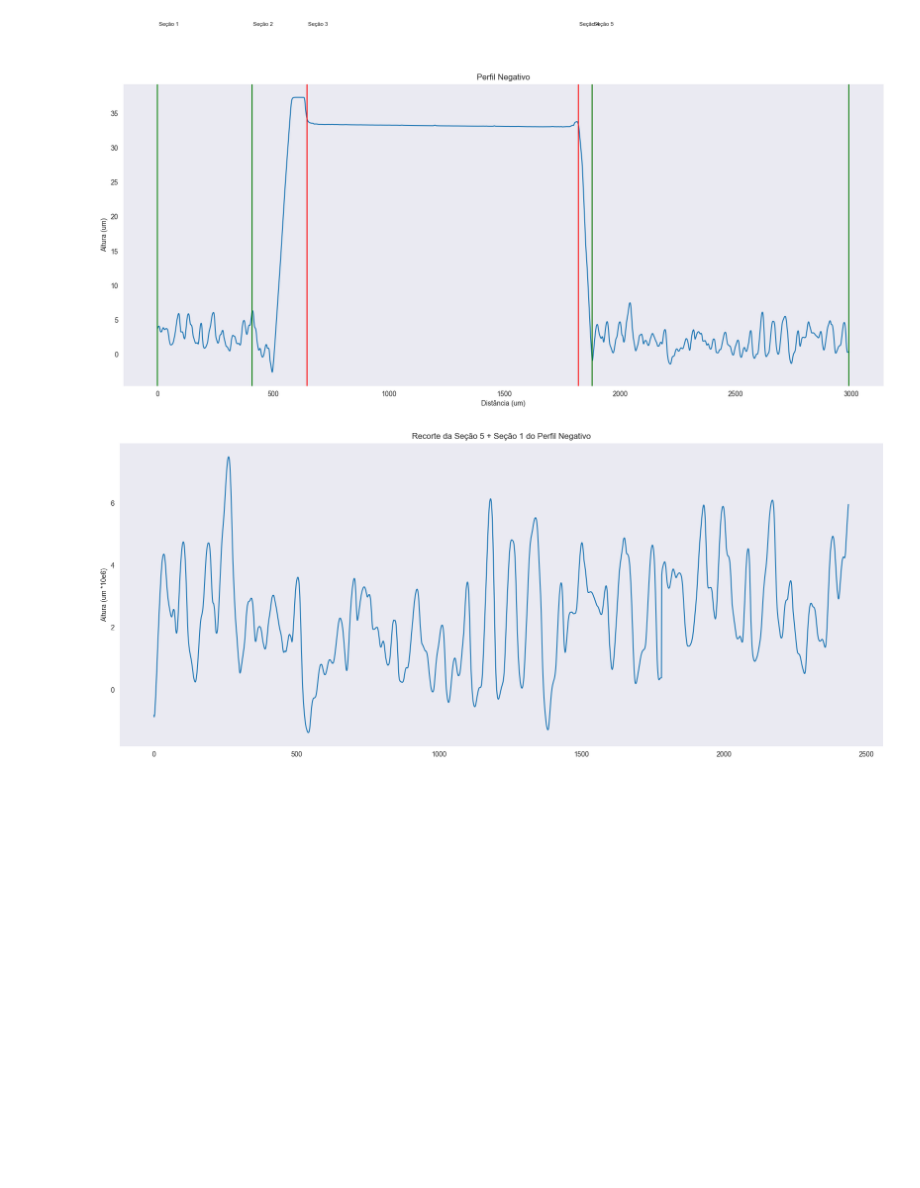
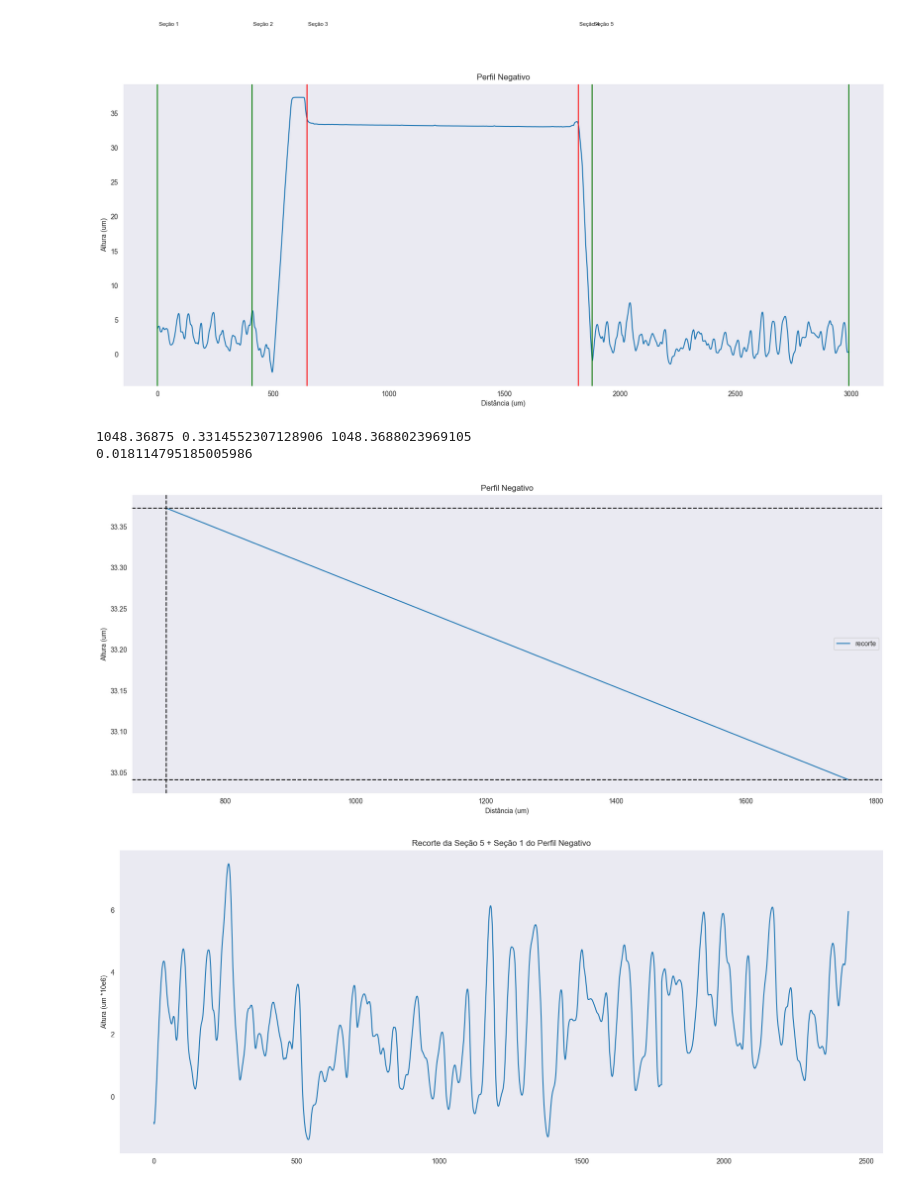
Before and after one commit to Pidoviski/calculadora_de_rugosidade, a Jupyter notebook: main.ipynb, the cells around one changed output. Drawn from its saved outputs; the diff is of its cells as text; code cells hidden in the pictures; blank space fills up the shorter version.

```diff
--- a/main.ipynb
+++ b/main.ipynb
@@ -454,7 +454,7 @@ if Perfil == 'Negativo':
    beta = pd.Series()
    for i in range(len(alcance_maiores)):
       beta[i] = altura[indices_criticos[alcance_maiores[i]]]
-   menor = AchaMenor(beta,len(alcance_maiores),3)
+   menor = AchaMenor(beta, len(alcance_maiores),3)
 
    secao5_comeca = indices_criticos[alcance_maiores[menor]]
    secao4_termina = indices_criticos[alcance_maiores[menor]] - 1
@@ -464,7 +464,7 @@ if Perfil == 'Negativo':
    for i in range(len(alcance_menores)):
       beta[i] = altura[indices_criticos[alcance_menores[i]]]
 
-   menor = AchaMenor(beta,len(beta),3)
+   menor = AchaMenor(beta,len(alcance_menores),3)
 
    secao1_termina = indices_criticos[alcance_menores[-1*menor]]
    secao2_comeca = indices_criticos[alcance_menores[-1*menor]] + 1
@@ -564,6 +564,40 @@ if Perfil == 'Negativo':
     plt.show()
 # %% [output]
 [figure]
+# %%
+p_x = [float(y[secao3_comeca+100]),float(y[secao3_termina-100])]
+p_y = [float(altura[secao3_comeca+100]), float(altura[secao3_termina-100])]
+
+ca = p_x[1] - p_x[0]
+co = p_y[0] - p_y[1]
+hip = np.sqrt((ca**2)+(co**2))
+
+print(ca, co, hip)
+
+print(np.arcsin(co/hip)*180/np.pi)
+
+#ax = sns.lineplot(y = altura, x = y, label = 'total')
+ax = sns.lineplot(x = p_x, y = p_y, label = 'recorte')
+
+
+ax.figure.set_size_inches(20,8)
+ax.set_title("Perfil %s"%Perfil)
+ax.set(xlabel = "Distância (um)", ylabel = "Altura (um)")
+
+
+
+plt.axhline(p_y[0], color = 'black', linestyle = '--')
+plt.axhline(p_y[1], color = 'black', linestyle = '--')
+
+plt.axvline(p_x[0], color = 'black', linestyle = '--')
+
+
+plt.legend()
+plt.show()
+# %% [output]
+1048.36875 0.3314552307128906 1048.3688023969105
+0.018114795185005986
+[figure, added]
 # %%
 secao1 = pd.Series()
 secao2 = pd.Series()
```
Also changed, not shown: parts of 2 cells of this notebook.
